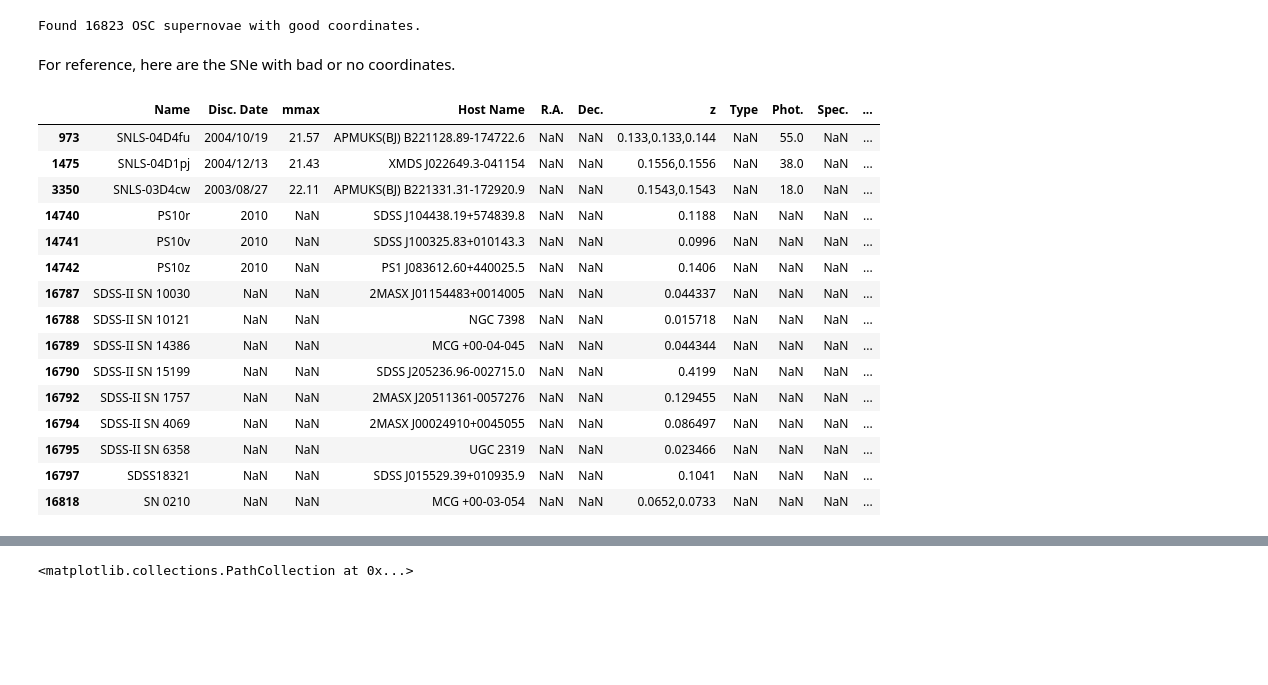
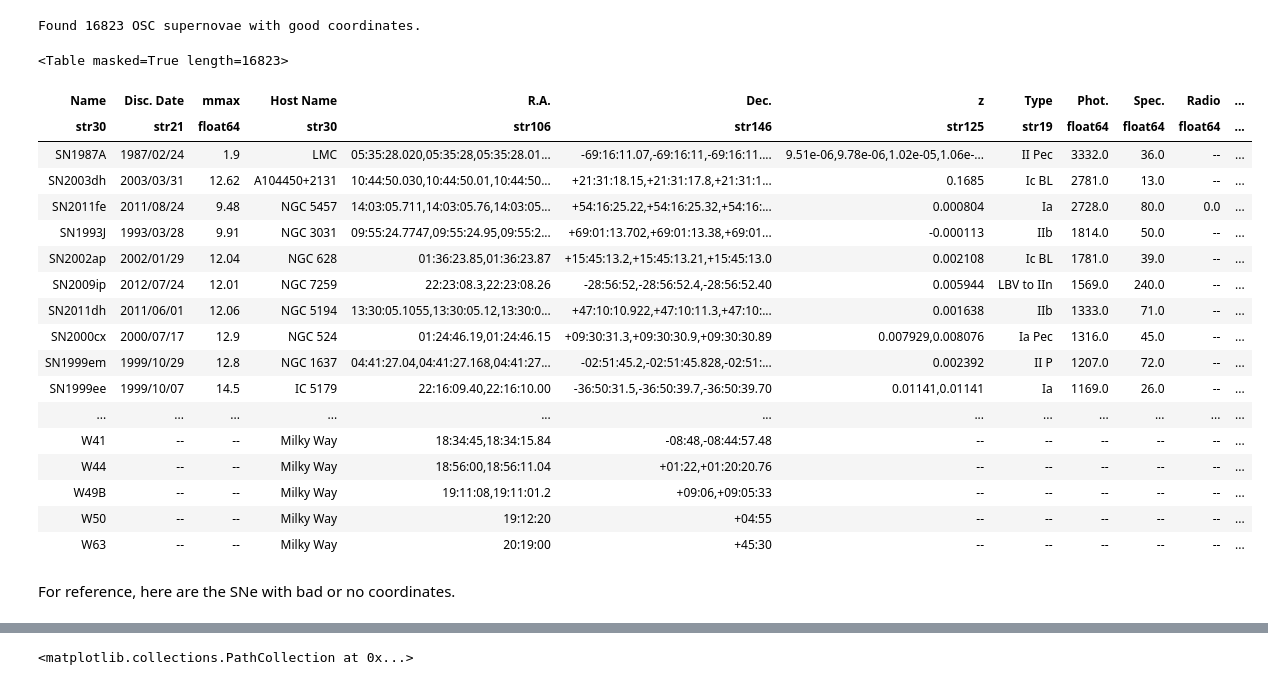
Before and after one commit to moustakas/siena-astrophysics, a Jupyter notebook: nb/match-galspecinfo-open-supernova-catalog.ipynb, the cells around one changed output, grey strips where cells are left out. Saved outputs shown, nothing was run; the diff lists cells and outputs as text; code cells hidden in the pictures; blank space fills up the shorter version.

```diff
--- a/nb/match-galspecinfo-open-supernova-catalog.ipynb
+++ b/nb/match-galspecinfo-open-supernova-catalog.ipynb
@@ -47,10 +45,11 @@ osc
 # %% [markdown]
 Since we're going to be matching against the SDSS database, we probably only want objects whose host galaxy name is populated (maybe)?
 # %%
-keep = np.where(['nan' not in str(hostname).lower() for hostname in osc['Host Name']])[0]
-nosc = len(keep)
+keep = ['nan' not in str(hostname).lower() for hostname in allosc['Host Name']]
+#keep = np.where(['nan' not in str(hostname).lower() for hostname in allosc['Host Name']])[0]
+nosc = int(np.sum(keep))
 print('Keeping {} OSC supernovae with known host galaxies.'.format(nosc))
-osc = osc.loc[keep]
+osc = allosc[keep]
 osc = osc.reset_index(drop=True)
 # %% [output]
 Keeping 16838 OSC supernovae with known host galaxies.
@@ -94,12 +93,12 @@ def _dms(dec):
 
     return sign * (deg + (arcmin*5.0/3.0 + arcsec*5.0/180.0) / 100.0)
 # %%
-ra, dec, good = np.zeros(nosc), np.zeros(nosc), np.ones(nosc)
+ra, dec, good = np.zeros(nosc), np.zeros(nosc), np.ones(nosc).astype(bool)
 for ii in range(nosc):
     sra = str(osc['R.A.'][ii]).split(',')
     sdec = str(osc['Dec.'][ii]).split(',')
     if 'nan' in sra:
-        good[ii] = 0
+        good[ii] = False
         continue
     nn = len(sra)
     ra1 = np.zeros(nn)
@@ -115,31 +114,35 @@ for ii in range(nosc):
     ra[ii] = np.mean(ra1)
     dec[ii] = np.mean(dec1)
 # %%
-indx = np.where(good)[0]
-oscgood = osc.loc[indx]
-oscra, oscdec = ra[indx], dec[indx]
+oscgood = Table.from_pandas(osc[good])
 noscgood = len(oscgood)
 print('Found {} OSC supernovae with good coordinates.'.format(noscgood))
 # %% [output]
 Found 16823 OSC supernovae with good coordinates.
+# %%
+oscgood.add_column(Column(ra[good], name='MEAN_RA'))
+oscgood.add_column(Column(dec[good], name='MEAN_DEC'))
+# %%
+oscgood
+# %% [output]
+<Table masked=True length=16823>
+| Name | Disc. Date | mmax | Host Name | R.A. | Dec. | z | Type | Phot. | Spec. | Radio | ... |
+| str30 | str21 | float64 | str30 | str106 | str146 | str125 | str19 | float64 | float64 | float64 | ... |
+| SN1987A | 1987/02/24 | 1.9 | LMC | 05:35:28.020,05:35:28,05:35:28.01... | -69:16:11.07,-69:16:11,-69:16:11.... | 9.51e-06,9.78e-06,1.02e-05,1.06e-... | II Pec | 3332.0 | 36.0 | -- | ... |
+| SN2003dh | 2003/03/31 | 12.62 | A104450+2131 | 10:44:50.030,10:44:50.01,10:44:50... | +21:31:18.15,+21:31:17.8,+21:31:1... | 0.1685 | Ic BL | 2781.0 | 13.0 | -- | ... |
+| SN2011fe | 2011/08/24 | 9.48 | NGC 5457 | 14:03:05.711,14:03:05.76,14:03:05... | +54:16:25.22,+54:16:25.32,+54:16:... | 0.000804 | Ia | 2728.0 | 80.0 | 0.0 | ... |
+| SN1993J | 1993/03/28 | 9.91 | NGC 3031 | 09:55:24.7747,09:55:24.95,09:55:2... | +69:01:13.702,+69:01:13.38,+69:01... | -0.000113 | IIb | 1814.0 | 50.0 | -- | ... |
+| SN2002ap | 2002/01/29 | 12.04 | NGC 628 | 01:36:23.85,01:36:23.87 | +15:45:13.2,+15:45:13.21,+15:45:13.0 | 0.002108 | Ic BL | 1781.0 | 39.0 | -- | ... |
+| SN2009ip | 2012/07/24 | 12.01 | NGC 7259 | 22:23:08.3,22:23:08.26 | -28:56:52,-28:56:52.4,-28:56:52.40 | 0.005944 | LBV to IIn | 1569.0 | 240.0 | -- | ... |
+| SN2011dh | 2011/06/01 | 12.06 | NGC 5194 | 13:30:05.1055,13:30:05.12,13:30:0... | +47:10:10.922,+47:10:11.3,+47:10:... | 0.001638 | IIb | 1333.0 | 71.0 | -- | ... |
+| SN2000cx | 2000/07/17 | 12.9 | NGC 524 | 01:24:46.19,01:24:46.15 | +09:30:31.3,+09:30:30.9,+09:30:30.89 | 0.007929,0.008076 | Ia Pec | 1316.0 | 45.0 | -- | ... |
+| SN1999em | 1999/10/29 | 12.8 | NGC 1637 | 04:41:27.04,04:41:27.168,04:41:27... | -02:51:45.2,-02:51:45.828,-02:51:... | 0.002392 | II P | 1207.0 | 72.0 | -- | ... |
+| SN1999ee | 1999/10/07 | 14.5 | IC 5179 | 22:16:09.40,22:16:10.00 | -36:50:31.5,-36:50:39.7,-36:50:39.70 | 0.01141,0.01141 | Ia | 1169.0 | 26.0 | -- | ... |
+| ... | ... | ... | ... | ... | ... | ... | ... | ... | ... | ... | ... |
+| W41 | -- | -- | Milky Way | 18:34:45,18:34:15.84 | -08:48,-08:44:57.48 | -- | -- | -- | -- | -- | ... |
+| W44 | -- | -- | Milky Way | 18:56:00,18:56:11.04 | +01:22,+01:20:20.76 | -- | -- | -- | -- | -- | ... |
+| W49B | -- | -- | Milky Way | 19:11:08,19:11:01.2 | +09:06,+09:05:33 | -- | -- | -- | -- | -- | ... |
+| W50 | -- | -- | Milky Way | 19:12:20 | +04:55 | -- | -- | -- | -- | -- | ... |
+| W63 | -- | -- | Milky Way | 20:19:00 | +45:30 | -- | -- | -- | -- | -- | ... |
 # %% [markdown]
 For reference, here are the SNe with bad or no coordinates.
-# %%
-osc.loc[np.where(good == 0)[0]]
-# %% [output]
-|  | Name | Disc. Date | mmax | Host Name | R.A. | Dec. | z | Type | Phot. | Spec. | ... |
-| 973 | SNLS-04D4fu | 2004/10/19 | 21.57 | APMUKS(BJ) B221128.89-174722.6 | NaN | NaN | 0.133,0.133,0.144 | NaN | 55.0 | NaN | ... |
-| 1475 | SNLS-04D1pj | 2004/12/13 | 21.43 | XMDS J022649.3-041154 | NaN | NaN | 0.1556,0.1556 | NaN | 38.0 | NaN | ... |
-| 3350 | SNLS-03D4cw | 2003/08/27 | 22.11 | APMUKS(BJ) B221331.31-172920.9 | NaN | NaN | 0.1543,0.1543 | NaN | 18.0 | NaN | ... |
-| 14740 | PS10r | 2010 | NaN | SDSS J104438.19+574839.8 | NaN | NaN | 0.1188 | NaN | NaN | NaN | ... |
-| 14741 | PS10v | 2010 | NaN | SDSS J100325.83+010143.3 | NaN | NaN | 0.0996 | NaN | NaN | NaN | ... |
-| 14742 | PS10z | 2010 | NaN | PS1 J083612.60+440025.5 | NaN | NaN | 0.1406 | NaN | NaN | NaN | ... |
-| 16787 | SDSS-II SN 10030 | NaN | NaN | 2MASX J01154483+0014005 | NaN | NaN | 0.044337 | NaN | NaN | NaN | ... |
-| 16788 | SDSS-II SN 10121 | NaN | NaN | NGC 7398 | NaN | NaN | 0.015718 | NaN | NaN | NaN | ... |
-| 16789 | SDSS-II SN 14386 | NaN | NaN | MCG +00-04-045 | NaN | NaN | 0.044344 | NaN | NaN | NaN | ... |
-| 16790 | SDSS-II SN 15199 | NaN | NaN | SDSS J205236.96-002715.0 | NaN | NaN | 0.4199 | NaN | NaN | NaN | ... |
-| 16792 | SDSS-II SN 1757 | NaN | NaN | 2MASX J20511361-0057276 | NaN | NaN | 0.129455 | NaN | NaN | NaN | ... |
-| 16794 | SDSS-II SN 4069 | NaN | NaN | 2MASX J00024910+0045055 | NaN | NaN | 0.086497 | NaN | NaN | NaN | ... |
-| 16795 | SDSS-II SN 6358 | NaN | NaN | UGC 2319 | NaN | NaN | 0.023466 | NaN | NaN | NaN | ... |
-| 16797 | SDSS18321 | NaN | NaN | SDSS J015529.39+010935.9 | NaN | NaN | 0.1041 | NaN | NaN | NaN | ... |
-| 16818 | SN 0210 | NaN | NaN | MCG +00-03-054 | NaN | NaN | 0.0652,0.0733 | NaN | NaN | NaN | ... |
```
Also changed, not shown: parts of 26 cells of this notebook.
